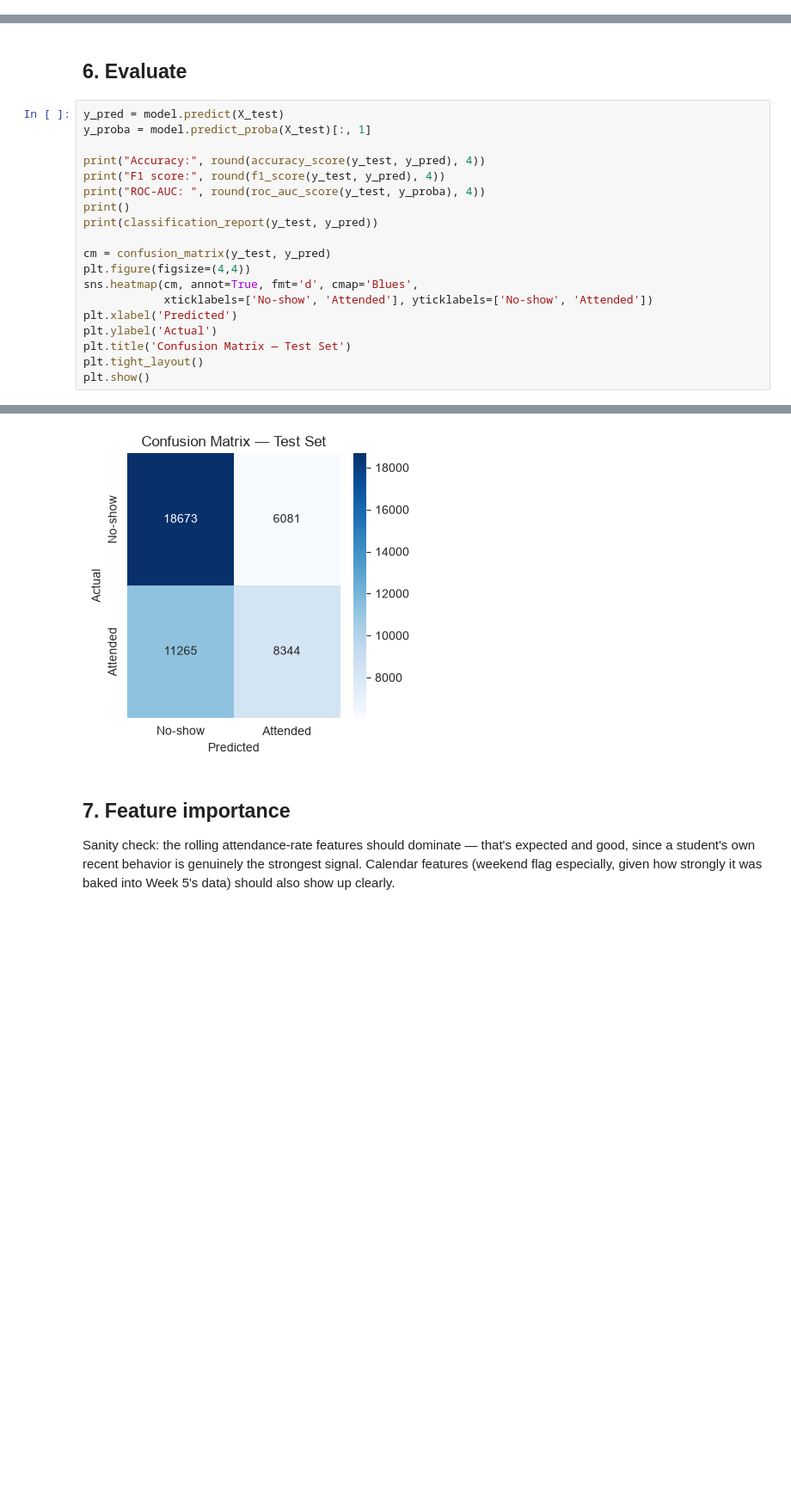
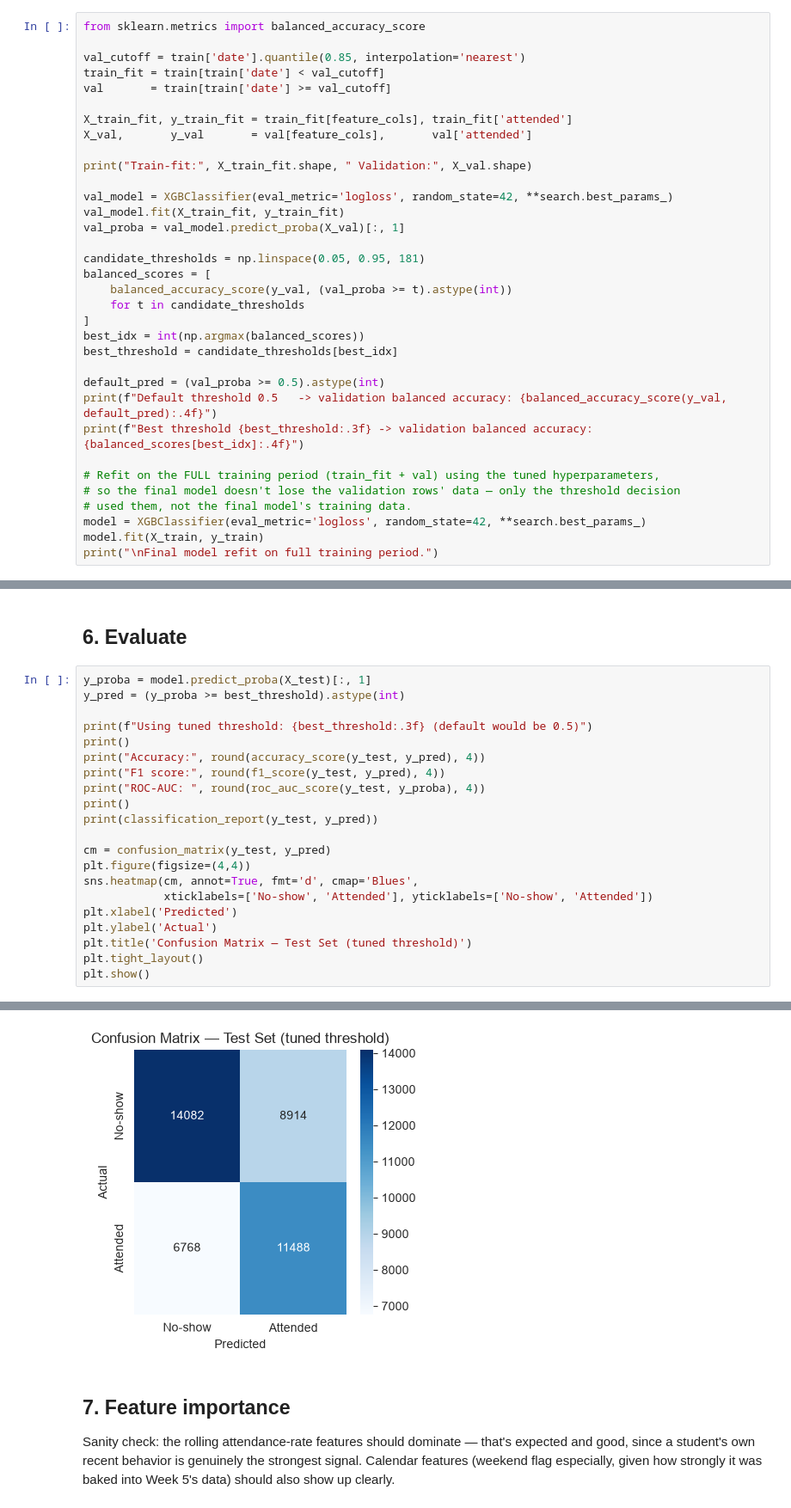
Before and after one commit to a-llen8/messmate-ai, a Jupyter notebook: notebooks/week6_attendance_model.ipynb, the cells around one changed output, grey strips where cells are left out. Shown at 86% size. Drawn from its saved outputs; the diff is of its cells as text; blank space fills up the shorter version.

```diff
--- a/notebooks/week6_attendance_model.ipynb
+++ b/notebooks/week6_attendance_model.ipynb
@@ -216,0 +356,34 @@ Trained.
+# %%
+from sklearn.metrics import balanced_accuracy_score
+
+val_cutoff = train['date'].quantile(0.85, interpolation='nearest')
+train_fit = train[train['date'] < val_cutoff]
+val       = train[train['date'] >= val_cutoff]
+
+X_train_fit, y_train_fit = train_fit[feature_cols], train_fit['attended']
+X_val,       y_val       = val[feature_cols],       val['attended']
+
+print("Train-fit:", X_train_fit.shape, " Validation:", X_val.shape)
+
+val_model = XGBClassifier(eval_metric='logloss', random_state=42, **search.best_params_)
+val_model.fit(X_train_fit, y_train_fit)
+val_proba = val_model.predict_proba(X_val)[:, 1]
+
+candidate_thresholds = np.linspace(0.05, 0.95, 181)
+balanced_scores = [
+    balanced_accuracy_score(y_val, (val_proba >= t).astype(int))
+    for t in candidate_thresholds
+]
+best_idx = int(np.argmax(balanced_scores))
+best_threshold = candidate_thresholds[best_idx]
+
+default_pred = (val_proba >= 0.5).astype(int)
+print(f"Default threshold 0.5   -> validation balanced accuracy: {balanced_accuracy_score(y_val, default_pred):.4f}")
+print(f"Best threshold {best_threshold:.3f} -> validation balanced accuracy: {balanced_scores[best_idx]:.4f}")
+
+# Refit on the FULL training period (train_fit + val) using the tuned hyperparameters,
+# so the final model doesn't lose the validation rows' data — only the threshold decision
+# used them, not the final model's training data.
+model = XGBClassifier(eval_metric='logloss', random_state=42, **search.best_params_)
+model.fit(X_train, y_train)
+print("\nFinal model refit on full training period.")
@@ -217,9 +396,11 @@ Trained.
 # %% [markdown]
 ## 6. Evaluate
 # %%
-y_pred = model.predict(X_test)
 y_proba = model.predict_proba(X_test)[:, 1]
+y_pred = (y_proba >= best_threshold).astype(int)
 
+print(f"Using tuned threshold: {best_threshold:.3f} (default would be 0.5)")
+print()
 print("Accuracy:", round(accuracy_score(y_test, y_pred), 4))
 print("F1 score:", round(f1_score(y_test, y_pred), 4))
 print("ROC-AUC: ", round(roc_auc_score(y_test, y_proba), 4))
@@ -232,7 +413,7 @@ sns.heatmap(cm, annot=True, fmt='d', cmap='Blues',
             xticklabels=['No-show', 'Attended'], yticklabels=['No-show', 'Attended'])
 plt.xlabel('Predicted')
 plt.ylabel('Actual')
-plt.title('Confusion Matrix — Test Set')
+plt.title('Confusion Matrix — Test Set (tuned threshold)')
 plt.tight_layout()
 plt.show()
 # %% [output]
@@ -251,4 +434,4 @@ weighted avg       0.60      0.61      0.60     44363
-[figure, old version]
+[figure, new version]
 # %% [markdown]
 ## 7. Feature importance
 
```
Also changed, not shown: parts of 17 cells of this notebook, 7 other files.
